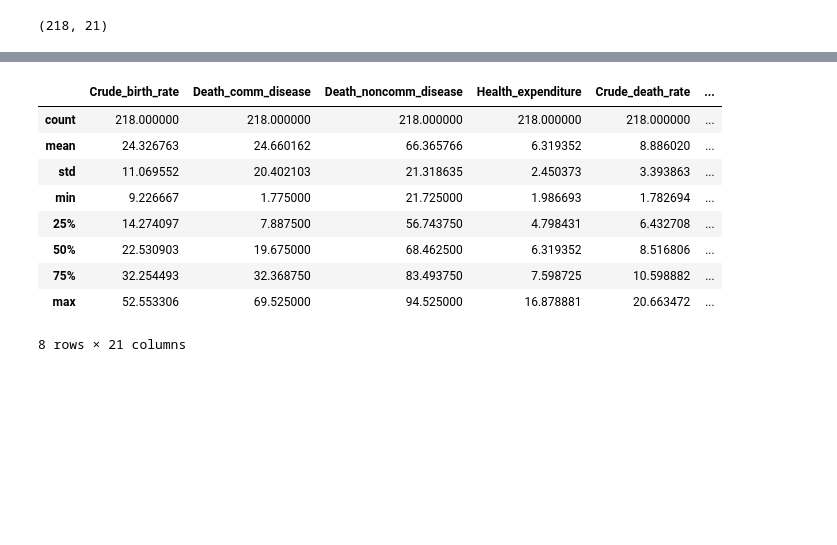
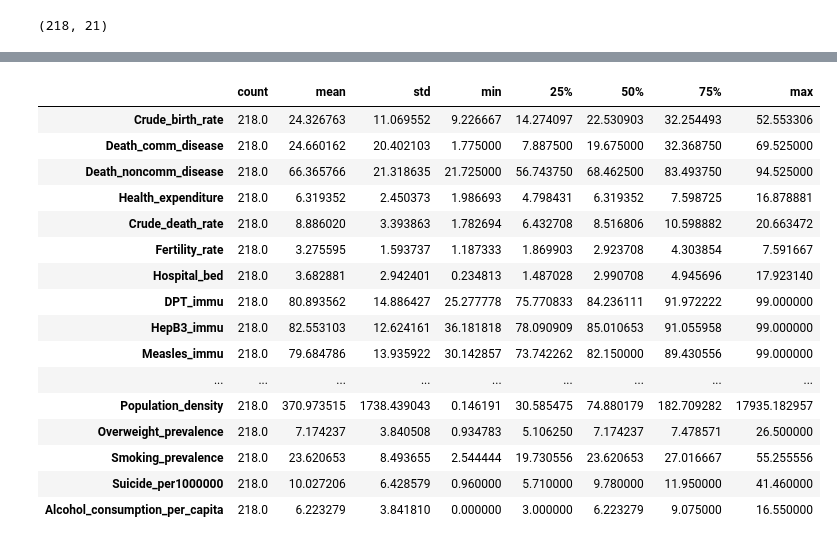
Before and after one commit to susovd/ML-lifeexpectancy-prediction, a Jupyter notebook: 00ETL.ipynb, the cells around one changed output, grey strips where cells are left out. Saved outputs shown, nothing was run; the diff lists cells and outputs as text; code cells hidden in the pictures; blank space fills up the shorter version.

```diff
--- a/00ETL.ipynb
+++ b/00ETL.ipynb
@@ -420,18 +406,25 @@ Alcohol_consumption_per_capita    0
 dtype: int64
 # %%
 #check how much the data summary changed after imputation
-df.describe()
+df.describe().transpose()
 # %% [output]
-|  | Crude_birth_rate | Death_comm_disease | Death_noncomm_disease | Health_expenditure | Crude_death_rate | ... |
-| count | 218.000000 | 218.000000 | 218.000000 | 218.000000 | 218.000000 | ... |
-| mean | 24.326763 | 24.660162 | 66.365766 | 6.319352 | 8.886020 | ... |
-| std | 11.069552 | 20.402103 | 21.318635 | 2.450373 | 3.393863 | ... |
-| min | 9.226667 | 1.775000 | 21.725000 | 1.986693 | 1.782694 | ... |
-| 25% | 14.274097 | 7.887500 | 56.743750 | 4.798431 | 6.432708 | ... |
-| 50% | 22.530903 | 19.675000 | 68.462500 | 6.319352 | 8.516806 | ... |
-| 75% | 32.254493 | 32.368750 | 83.493750 | 7.598725 | 10.598882 | ... |
-| max | 52.553306 | 69.525000 | 94.525000 | 16.878881 | 20.663472 | ... |
+|  | count | mean | std | min | 25% | 50% | 75% | max |
+| Crude_birth_rate | 218.0 | 24.326763 | 11.069552 | 9.226667 | 14.274097 | 22.530903 | 32.254493 | 52.553306 |
+| Death_comm_disease | 218.0 | 24.660162 | 20.402103 | 1.775000 | 7.887500 | 19.675000 | 32.368750 | 69.525000 |
+| Death_noncomm_disease | 218.0 | 66.365766 | 21.318635 | 21.725000 | 56.743750 | 68.462500 | 83.493750 | 94.525000 |
+| Health_expenditure | 218.0 | 6.319352 | 2.450373 | 1.986693 | 4.798431 | 6.319352 | 7.598725 | 16.878881 |
+| Crude_death_rate | 218.0 | 8.886020 | 3.393863 | 1.782694 | 6.432708 | 8.516806 | 10.598882 | 20.663472 |
+| Fertility_rate | 218.0 | 3.275595 | 1.593737 | 1.187333 | 1.869903 | 2.923708 | 4.303854 | 7.591667 |
+| Hospital_bed | 218.0 | 3.682881 | 2.942401 | 0.234813 | 1.487028 | 2.990708 | 4.945696 | 17.923140 |
+| DPT_immu | 218.0 | 80.893562 | 14.886427 | 25.277778 | 75.770833 | 84.236111 | 91.972222 | 99.000000 |
+| HepB3_immu | 218.0 | 82.553103 | 12.624161 | 36.181818 | 78.090909 | 85.010653 | 91.055958 | 99.000000 |
+| Measles_immu | 218.0 | 79.684786 | 13.935922 | 30.142857 | 73.742262 | 82.150000 | 89.430556 | 99.000000 |
+| ... | ... | ... | ... | ... | ... | ... | ... | ... |
+| Population_density | 218.0 | 370.973515 | 1738.439043 | 0.146191 | 30.585475 | 74.880179 | 182.709282 | 17935.182957 |
+| Overweight_prevalence | 218.0 | 7.174237 | 3.840508 | 0.934783 | 5.106250 | 7.174237 | 7.478571 | 26.500000 |
+| Smoking_prevalence | 218.0 | 23.620653 | 8.493655 | 2.544444 | 19.730556 | 23.620653 | 27.016667 | 55.255556 |
+| Suicide_per1000000 | 218.0 | 10.027206 | 6.428579 | 0.960000 | 5.710000 | 9.780000 | 11.950000 | 41.460000 |
+| Alcohol_consumption_per_capita | 218.0 | 6.223279 | 3.841810 | 0.000000 | 3.000000 | 6.223279 | 9.075000 | 16.550000 |
-8 rows × 21 columns
 # %%
 #check distribution of each variable in the dataframe
 
```
Also changed, not shown: parts of 24 cells of this notebook, 2 other files.
